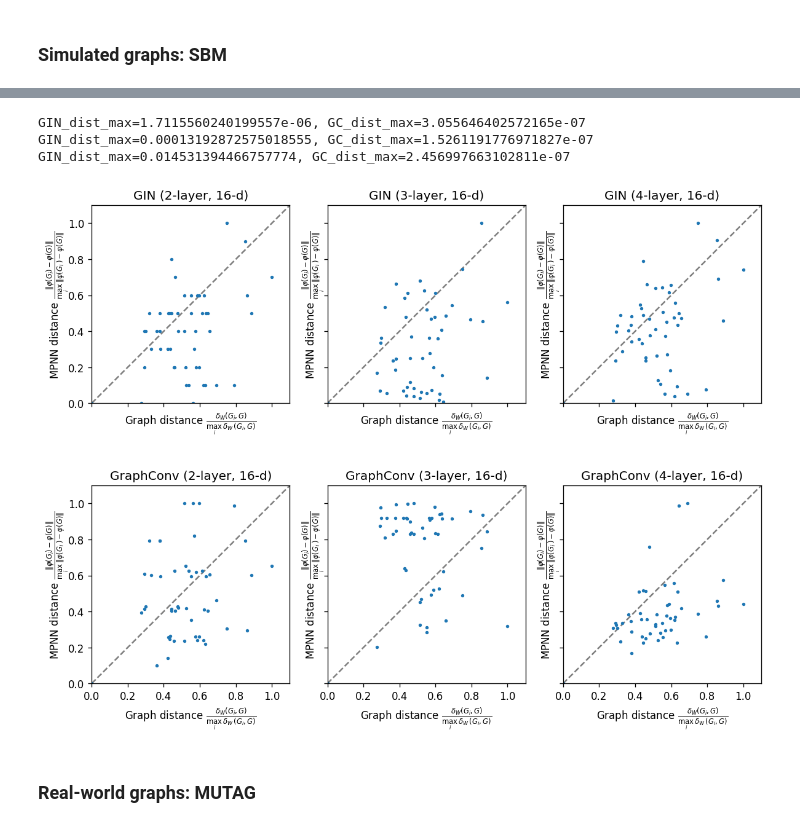
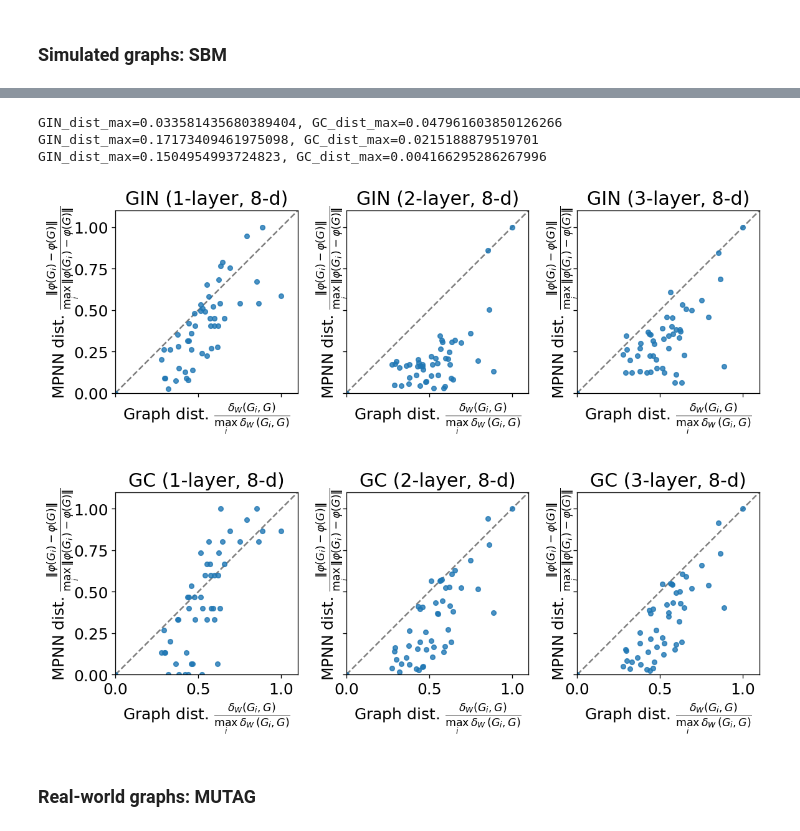
Before and after one commit to nhuang37/finegrain_expressivity_GNN, a Jupyter notebook: distance_preservation/Finegrain_MPNN_evaluation.ipynb, the cells around one changed output, grey strips where cells are left out. Saved outputs shown, nothing was run; the diff lists cells and outputs as text; code cells hidden in the pictures.

```diff
--- a/distance_preservation/Finegrain_MPNN_evaluation.ipynb
+++ b/distance_preservation/Finegrain_MPNN_evaluation.ipynb
@@ -217,7 +215,7 @@ def get_MPNN_embed(graph_loader, input_dim, hid_dim, num_layers, aggr="sum"):
     MPNN_embeds['GC'].append(GC_block(data))
   return MPNN_embeds
 # %%
-def embed_vary(graph_loader, input_dim, hid_dim, num_layers, dimensions, vary="hid_dim", aggr="mean"):
+def embed_vary(graph_loader, input_dim, hid_dim, num_layers, dimensions, vary="hid_dim"):
   '''
   vary hid_dim or layer
   '''
@@ -225,26 +223,27 @@ def embed_vary(graph_loader, input_dim, hid_dim, num_layers, dimensions, vary="h
   for d in dimensions:
     while True: #make sure simulating non-degerate stuff
       if vary=="hid_dim":
-        MPNN_embeds = get_MPNN_embed(graph_loader, input_dim, d, num_layers, aggr=aggr)
+        MPNN_embeds = get_MPNN_embed(graph_loader, input_dim, d, num_layers)
       else:
-        MPNN_embeds = get_MPNN_embed(graph_loader, input_dim, hid_dim, d, aggr=aggr)
+        MPNN_embeds = get_MPNN_embed(graph_loader, input_dim, hid_dim, d)
       x = MPNN_embeds['GIN'][0]
       if not (x[0]==x).all().item():
         break
-
     GIN_dist = compute_seq_distance(MPNN_embeds['GIN'][0], metric="Euclidean")
     GC_dist = compute_seq_distance(MPNN_embeds['GC'][0], metric="Euclidean")
     print(f"GIN_dist_max={GIN_dist.max()}, GC_dist_max={GC_dist.max()}")
     results_all.append((GIN_dist, GC_dist))
   return results_all
 # %%
-def plot_result_vary(graph_dist, results_all, hid_dim, num_layers, dimensions, vary="hid_dim"):
+def plot_result_vary(graph_dist, results_all, hid_dim, num_layers, dimensions, vary="hid_dim", s=5):
   '''
   graph_dist: a list of graph distances
   results_all: a list of (GIN_dict, GC_dist)
   dimensions: a list of hid_dim or a list of layers
   vary: flag to highlight whether it is varying hid_dim or layer
   '''
+  plt.rcParams.update({'font.size': 15})
+
   fig, axs = plt.subplots(ncols=len(dimensions), nrows=2, sharex=True, sharey=True, figsize=(10,8), dpi=120)
   for i in range(len(results_all)):
     GIN_dist, GC_dist = results_all[i]
@@ -253,19 +252,20 @@ def plot_result_vary(graph_dist, results_all, hid_dim, num_layers, dimensions, v
     else:
       spec = f"({num_layers}-layer, {dimensions[i]}-d)"
 
-    axs[0, i].scatter(graph_dist/graph_dist.max(), GIN_dist/GIN_dist.max(), s=5)
+    axs[0, i].scatter(graph_dist/graph_dist.max(), GIN_dist/GIN_dist.max(), s=s, alpha=0.8)
     axs[0, i].set_title(f"GIN {spec}")
 
-    axs[1, i].scatter(graph_dist/graph_dist.max(), GC_dist/GC_dist.max(), s=5)
-    axs[1, i].set_title(f"GraphConv {spec}")
+    axs[1, i].scatter(graph_dist/graph_dist.max(), GC_dist/GC_dist.max(), s=s, alpha=0.8)
+    axs[1, i].set_title(f"GC {spec}")
 
   lims = [0, 1.1]
 
   for ax in axs.flat:
     ax.plot(lims, lims, 'k--', alpha=0.5, zorder=0)
     ax.set_aspect('equal')
-    ax.set_xlabel(r"Graph distance $\frac{\delta_W(G_i, G)}{\max_{i} \, \delta_W(G_i, G)}$", ha='center')
-    ax.set_ylabel(r"MPNN distance $\frac{\| \varphi(G_i) - \varphi(G) \|}{\max_{i} \, \| \varphi(G_i) - \varphi(G) \|}$", va='center', rotation='vertical', labelpad=10)
+    ax.set_xlabel(r"Graph dist. $\frac{\delta_W(G_i, G)}{\max_{i} \, \delta_W(G_i, G)}$", ha='center')
+    #ax.set_ylabel(r"MPNN dist. $\frac{\| \varphi(G_i) - \varphi(G) \|_{\infty}}{\max_{i} \, \| \varphi(G_i) - \varphi(G) \|_{\infty}}$", va='center', rotation='vertical', labelpad=10)
+    ax.set_ylabel(r"MPNN dist. $\frac{\| \varphi(G_i) - \varphi(G) \|}{\max_{i} \, \| \varphi(G_i) - \varphi(G) \|}$", va='center', rotation='vertical', labelpad=10)
 
   fig.tight_layout()
   plt.xlim(lims[0],lims[1])
@@ -355,8 +359,10 @@ def plot_result(graph_dist, GIN_dist, GC_dist, size=5, spec="(1-layer,128-d)"):
 input_dim = 1
 hid_dim = None
 num_layers = 2 #remember 1 iteration is simply the degree!
-dimensions = [8,64,128]# [8,16,64]
+dimensions = [1, 8, 16] #[8,64,128]# [8,16,64] # #[4, 16, 64] #
 
-results_hid = embed_vary(graph_loader, input_dim, hid_dim, num_layers, dimensions, vary="hid_dim", aggr="mean")
-plot_result_vary(graph_dist, results_hid, hid_dim, num_layers, dimensions, vary="hid_dim")
+results_hid = embed_vary(graph_loader, input_dim, hid_dim, num_layers, dimensions, vary="hid_dim")
+#pickle.dump(results_hid, open("MPNN_embed_SBM_hid_inf.pkl", "wb"))
+results_hid = pickle.load( open("MPNN_embed_SBM_hid.pkl", "rb"))
+plot_result_vary(graph_dist, results_hid, hid_dim, num_layers, dimensions, vary="hid_dim", s=20)
 # %% [output]
@@ -367,17 +373,19 @@ GIN_dist_max=6.928576112841256e-07, GC_dist_max=1.3029566616751254e-06
 # %%
 #untrain GNN
 input_dim = 1
-hid_dim = 16
+hid_dim = 8
 num_layers = None #remember 1 iteration is simply the degree!
-dimensions = [2,3,4]#[8,64,128]# [8,16,64]
-
-results_l = embed_vary(graph_loader, input_dim, hid_dim, num_layers, dimensions, vary="layer", aggr="mean")
-plot_result_vary(graph_dist, results_l, hid_dim, num_layers, dimensions, vary="layer")
+dimensions = [1,2,3]#[8,64,128]# [8,16,64]
+#
+results_l = embed_vary(graph_loader, input_dim, hid_dim, num_layers, dimensions, vary="layer")
+#pickle.dump(results_l, open("MPNN_embed_SBM_layer_inf.pkl", "wb"))
+results_l = pickle.load(open("MPNN_embed_SBM_layer_inf.pkl", "rb"))
+plot_result_vary(graph_dist, results_l, hid_dim, num_layers, dimensions, vary="layer", s=20)
 # %% [output]
-GIN_dist_max=1.7115560240199557e-06, GC_dist_max=3.055646402572165e-07
-GIN_dist_max=0.00013192872575018555, GC_dist_max=1.5261191776971827e-07
-GIN_dist_max=0.014531394466757774, GC_dist_max=2.456997663102811e-07
+GIN_dist_max=0.033581435680389404, GC_dist_max=0.047961603850126266
+GIN_dist_max=0.17173409461975098, GC_dist_max=0.0215188879519701
+GIN_dist_max=0.1504954993724823, GC_dist_max=0.004166295286267996
-[figure, old version]
+[figure, new version]
 # %% [markdown]
 ### Real-world graphs: MUTAG
 # %%
```
Also changed, not shown: parts of 27 cells of this notebook.
